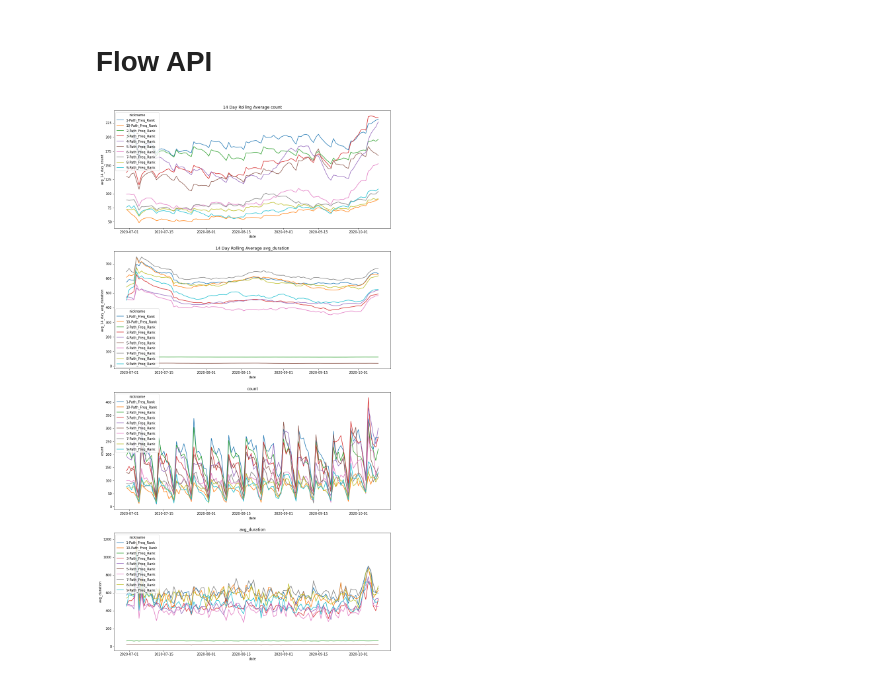
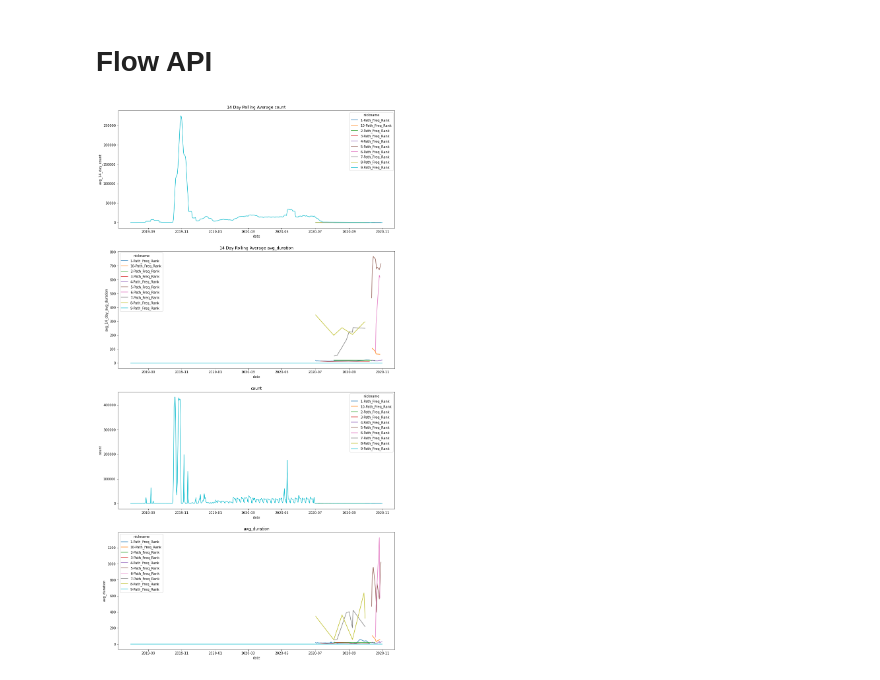
Before and after one commit to krapes/analysis_modules, a Jupyter notebook: development/Flow API.ipynb, the cells around one changed output. Drawn from its saved outputs; the diff is of its cells as text; code cells hidden in the pictures.

```diff
--- a/development/Flow API.ipynb
+++ b/development/Flow API.ipynb
@@ -23,11 +23,11 @@ os.environ['GOOGLE_APPLICATION_CREDENTIALS'] = credential_path
 project_id = 'cosmic-octane-88917'
 client = bigquery.Client(project=project_id)
 # %%
-FlowName = "United Kingdom - Customer Service"
+FlowName = "Italy - Customer Service"
 flow = Flow(FlowName)
 flow.top_paths_plot()
 # %% [output]
-[figure, old version]
+[figure, new version]
 # %%
 flow.sankey_plot_of_path('1-Path_Freq_Rank').show()
 # %% [output]
```
Also changed, not shown: parts of 4 cells of this notebook, 1 other file.
